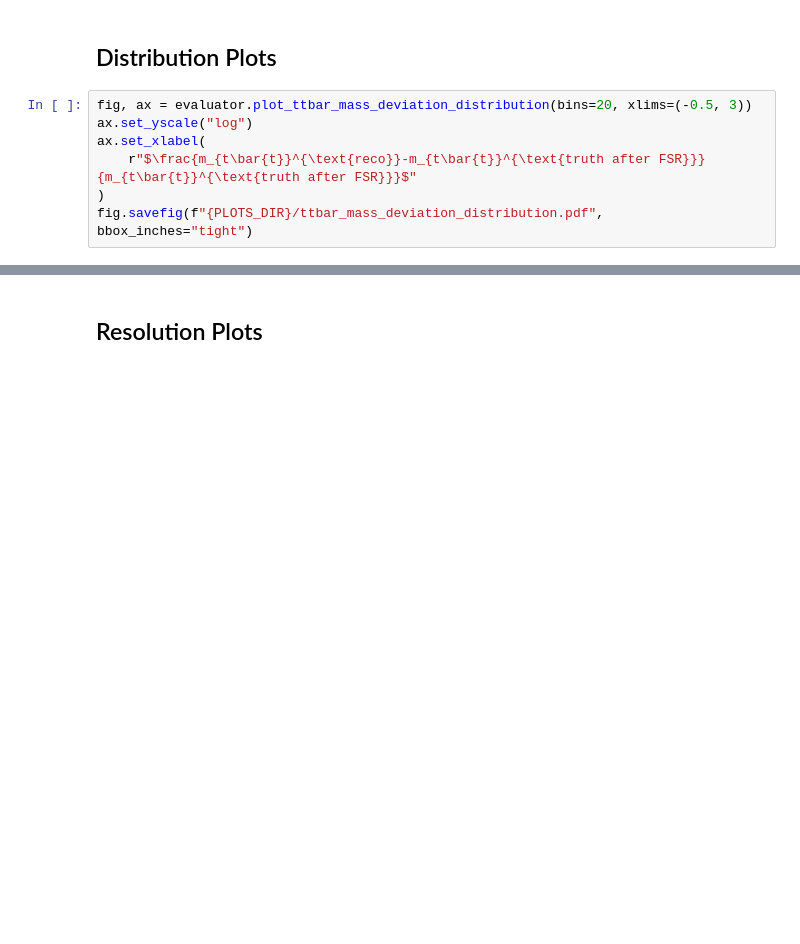
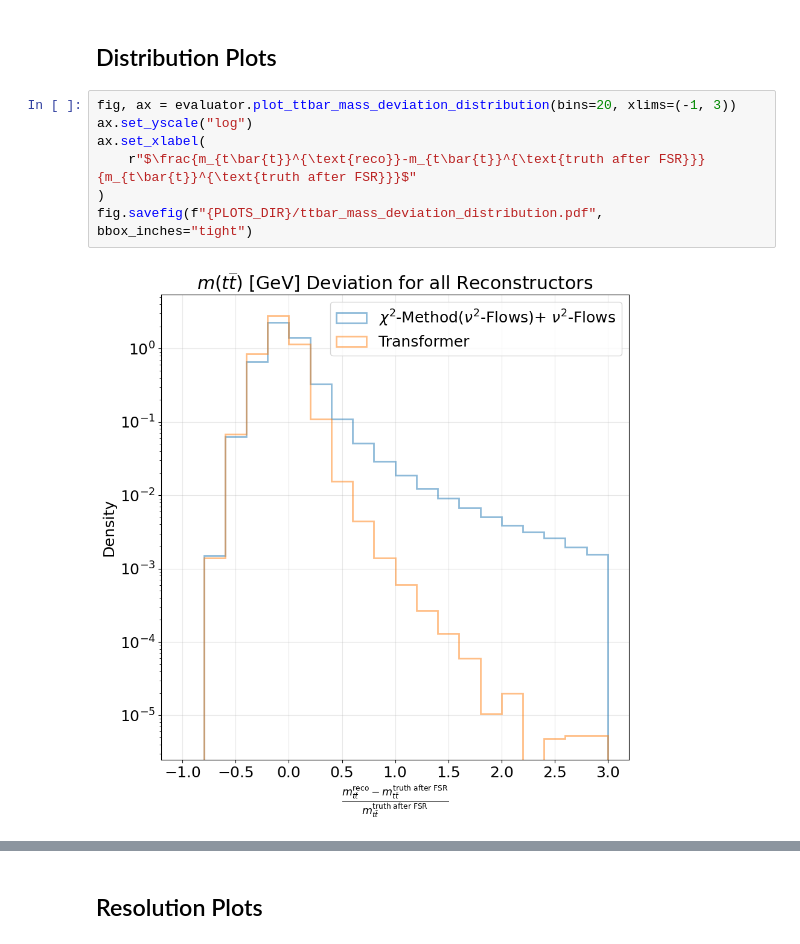
Before and after one commit to simi216/mva-trainer, a Jupyter notebook: notebooks/EvaluateModel.ipynb, the cells around one changed output, grey strips where cells are left out. Saved outputs shown, nothing was run; the diff lists cells and outputs as text; blank space fills up the shorter version.

```diff
--- a/notebooks/EvaluateModel.ipynb
+++ b/notebooks/EvaluateModel.ipynb
@@ -279,12 +381,14 @@ fig.savefig(PLOTS_DIR + "binned_selection_accuracy_N_jets.pdf")
 # %% [markdown]
 ## Distribution Plots
 # %%
-fig, ax = evaluator.plot_ttbar_mass_deviation_distribution(bins=20, xlims=(-0.5, 3))
+fig, ax = evaluator.plot_ttbar_mass_deviation_distribution(bins=20, xlims=(-1, 3))
 ax.set_yscale("log")
 ax.set_xlabel(
     r"$\frac{m_{t\bar{t}}^{\text{reco}}-m_{t\bar{t}}^{\text{truth after FSR}}}{m_{t\bar{t}}^{\text{truth after FSR}}}$"
 )
 fig.savefig(f"{PLOTS_DIR}/ttbar_mass_deviation_distribution.pdf", bbox_inches="tight")
+# %% [output]
+[figure, added]
 # %%
 fig, ax = evaluator.plot_c_han_deviation_distribution(bins=20, xlims=(-1, 1))
 ax.set_yscale("log")
```
Also changed, not shown: parts of 40 cells of this notebook, 50 other files.
